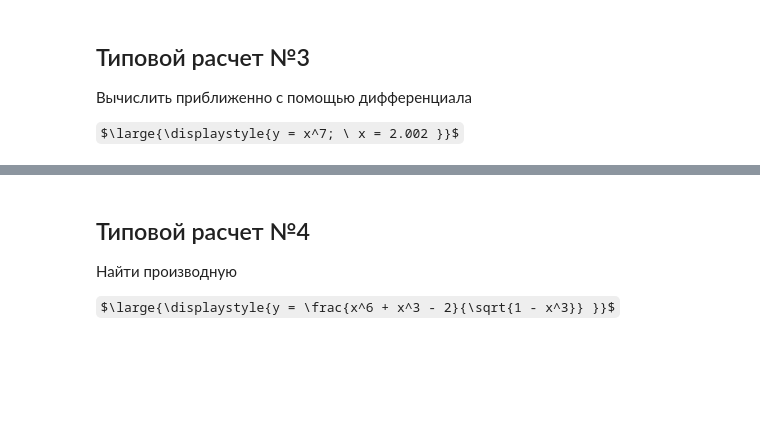
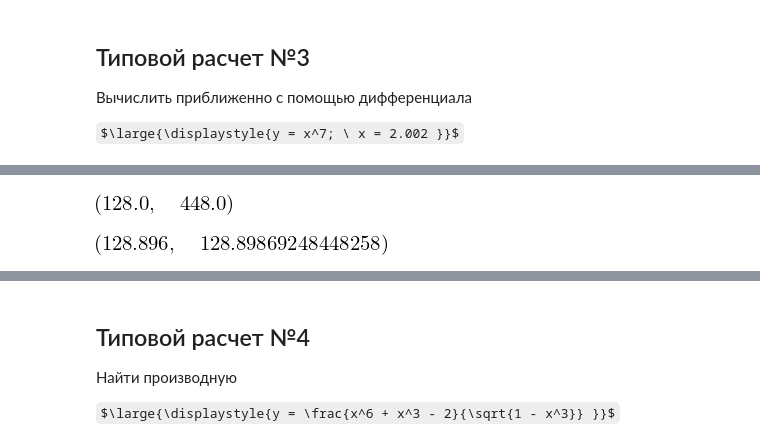
Before and after one commit to OlgaBelitskaya/math_20182019, a Jupyter notebook: mathanalysis_standardcalc201-208.ipynb, the cells around one changed output, grey strips where cells are left out. Saved outputs shown, nothing was run; the diff lists cells and outputs as text; code cells hidden in the pictures; some formulas as TeX source; blank space fills up the shorter version.

```diff
--- a/mathanalysis_standardcalc201-208.ipynb
+++ b/mathanalysis_standardcalc201-208.ipynb
@@ -115,0 +187,11 @@ $\large{\displaystyle{y = x^7; \ x = 2.002 }}$
+# %%
+x = Symbol('x')
+f = x ** 7
+# %%
+f.evalf(subs={x:2}), diff(f, x).evalf(subs={x:2})
+# %% [output]
+[figure, added]
+# %%
+7 * 2 ** 6 * 0.002 + 128, 2.002 ** 7
+# %% [output]
+[figure, added]
```
Also changed, not shown: parts of 8 cells of this notebook.
